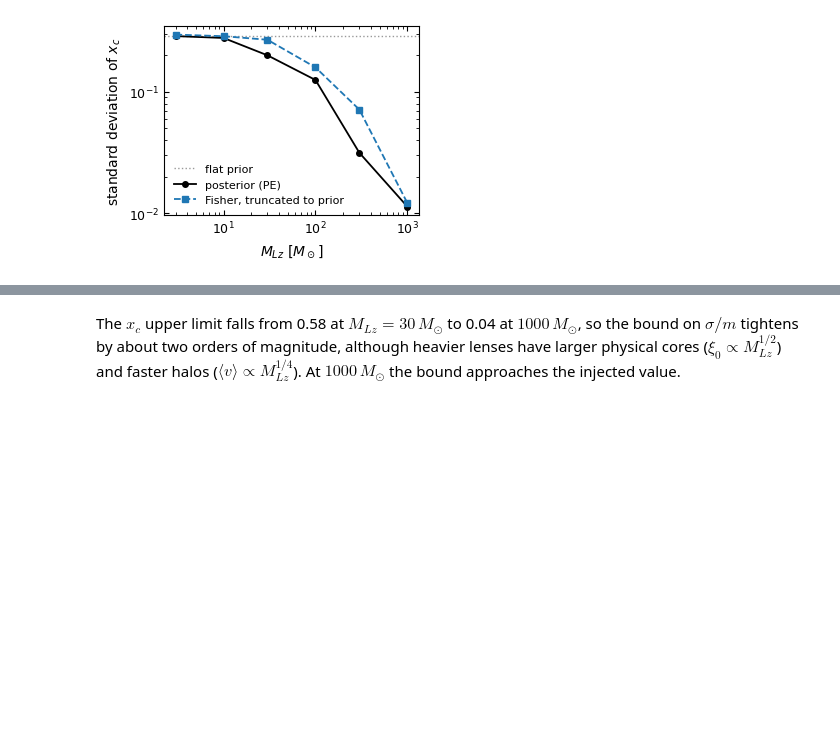
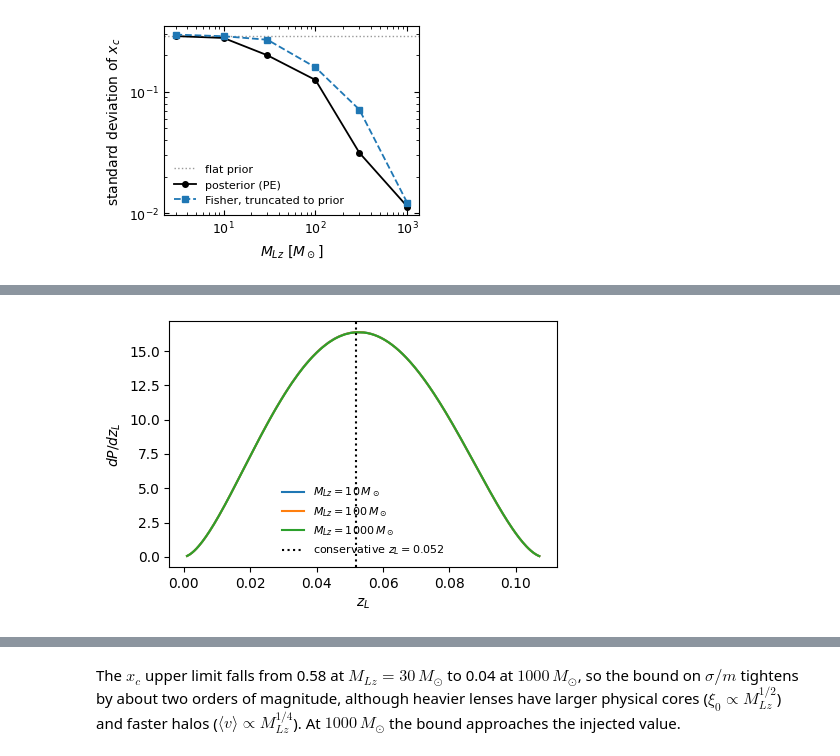
Before and after one commit to ninoephremidze/infer_with_FIONA, a Jupyter notebook: notebooks/04_core_size_calibration.ipynb, the cells around one changed output, grey strips where cells are left out. Cells and saved outputs as stored; diff of their text form; code cells hidden in the pictures; blank space fills up the shorter version.

```diff
--- a/notebooks/04_core_size_calibration.ipynb
+++ b/notebooks/04_core_size_calibration.ipynb
@@ -137,0 +103,65 @@ pd.DataFrame(rows).set_index('M_Lz').style.format('{:.3g}')
+# %%
+from colossus.cosmology import cosmology
+from colossus.lss import mass_function
+from scipy.constants import G as G_SI, c as C_SI
+from infer_with_fiona import dm_conversions as D
+
+MSUN, GPC_M, GYR_S = 1.98847e30, 3.0856775814913673e25, 3.15576e16
+H0, OM = 70.0, 0.3
+cosmo = cosmology.setCosmology('paper_flat70', {'flat': True, 'H0': H0, 'Om0': OM, 'Ob0': 0.0486,
+                                                'sigma8': 0.8159, 'ns': 0.9667})
+z_S = D.z_source(500.0)                                   # the injected source, d_L = 500 Mpc
+z_L_cons = D.zL_pessimistic(z_S)                          # T23's conservative choice, for reference
+ZL = np.linspace(1e-3, z_S - 1e-3, 300)
+DEFF = np.array([D.d_eff_Gpc(float(z), z_S) for z in ZL])  # d_eff(z_L) [Gpc]
+
+
+def m_vir(mlz, zl, deff):
+    # T23's SIS relation between the lens mass and the virial mass (h = 0.7)
+    return (mlz * (6.5e17 * deff ** -3) ** (1 / 3) / (2 * (1 + zl) ** 2)) ** 0.75
+
+
+def p_zL(mlz):
+    # T23 Eq. (69) on the z_L grid, normalized
+    mv = m_vir(mlz, ZL, DEFF)
+    dndlnM = np.array([mass_function.massFunction(m * cosmo.h, z, mdef='200c', model='tinker08', q_out='dndlnM')
+                       for m, z in zip(mv, ZL)])
+    xi0_sq = 4 * G_SI * mlz * MSUN * DEFF * GPC_M / C_SI ** 2
+    p = xi0_sq * (1 + ZL) ** 2 / np.sqrt(OM * (1 + ZL) ** 3 + 1 - OM) * 0.75 * mv / mlz * dndlnM * cosmo.h ** 3 / mv
+    return p / np.trapezoid(p, ZL)
+
+
+LOGM = np.linspace(-1.2, np.log10(2000) + 0.6, 70)        # tabulate the CDF of z_L against M_Lz
+CDF = []
+for lm in LOGM:
+    p = p_zL(10 ** lm)
+    cdf = np.concatenate([[0], np.cumsum(0.5 * (p[1:] + p[:-1]) * np.diff(ZL))])
+    CDF.append(cdf / cdf[-1])
+CDF = np.array(CDF)
+rng = np.random.default_rng(20261020)
+
+
+def draw_zL(mlz):
+    # one z_L per sample, from P(z_L | M_Lz) at the nearest tabulated mass
+    i = np.clip(np.round(np.interp(np.log10(mlz), LOGM, np.arange(len(LOGM)))).astype(int), 0, len(LOGM) - 1)
+    return np.array([np.interp(u, CDF[ii], ZL) for u, ii in zip(rng.uniform(size=len(mlz)), i)])
+
+
+def v_and_sigma_over_m(xc, mlz, zl, t_age_gyr=5.0):
+    # <v> [km/s] and sigma/m [cm^2/g] from the core-formation condition on the CIS profile
+    deff = np.interp(zl, ZL, DEFF) * GPC_M
+    xi0 = np.sqrt(4 * G_SI * mlz * MSUN * deff / C_SI ** 2)
+    sv = np.sqrt(xi0 * C_SI ** 2 / (4 * np.pi * (1 + zl) * deff))
+    v = 4 / np.sqrt(np.pi) * sv
+    return v / 1e3, 4 * np.pi * G_SI * (np.asarray(xc) * xi0) ** 2 / (sv ** 2 * v * t_age_gyr * GYR_S) * 10.0
+
+
+fig, ax = plt.subplots(figsize=(5, 3.2))
+for m in [10, 100, 1000]:
+    ax.plot(ZL, p_zL(m), label=rf'$M_{{Lz}}={m}\,M_\odot$')
+ax.axvline(z_L_cons, color='k', ls=':', label=f'conservative $z_L={z_L_cons:.3f}$')
+ax.set(xlabel='$z_L$', ylabel=r'$dP/dz_L$')
+ax.legend(fontsize=8, frameon=False)
+plt.show()
+# %% [output]
+[figure, added]
```
Also changed, not shown: parts of 11 cells of this notebook, 3 other files.
